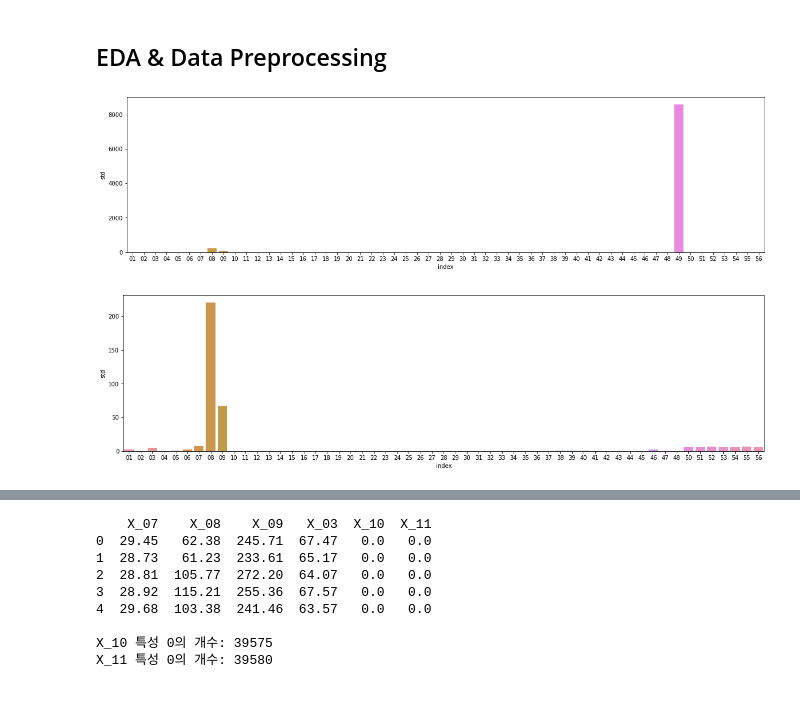
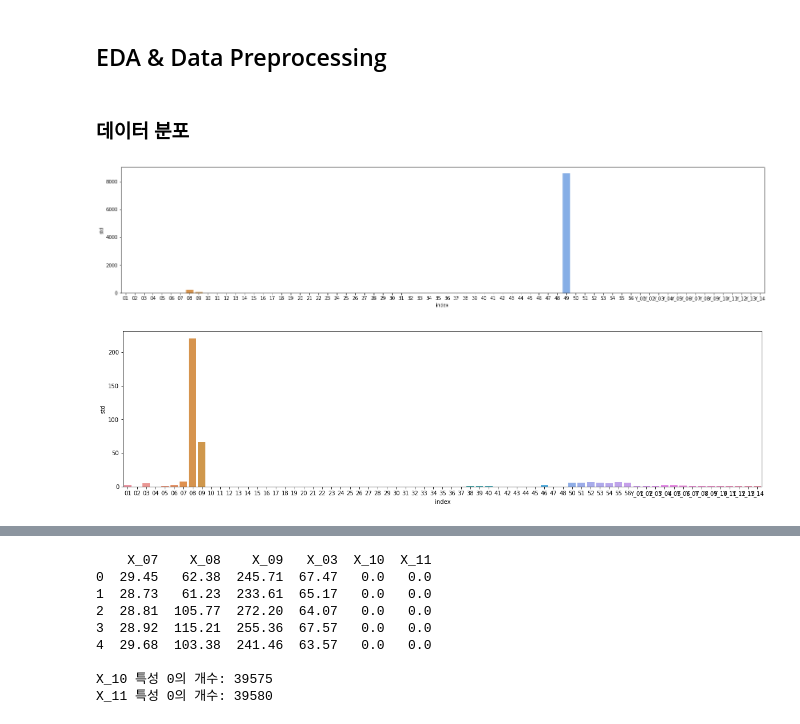
Before and after one commit to henney3765/DACON, a Jupyter notebook: lg_ml.ipynb, the cells around one changed output, grey strips where cells are left out. Drawn from its saved outputs; the diff is of its cells as text; code cells hidden in the pictures.

```diff
--- a/lg_ml.ipynb
+++ b/lg_ml.ipynb
@@ -17,18 +23,20 @@ from sklearn.preprocessing import OneHotEncoder
 train = pd.read_csv('./train.csv')
 # %% [markdown]
 ## EDA & Data Preprocessing
+# %% [markdown]
+### 데이터 분포
 # %%
 # 특성의 편차를 시각화
-plt.figure(figsize=(20, 5))
-data_std = pd.DataFrame(train_x.describe().iloc[2, :])
+plt.figure(figsize=(25, 5))
+data_std = pd.DataFrame(train.describe().iloc[2, :])
 data_std = data_std.reset_index()
 data_std.replace('X_', '', regex=True, inplace=True)
 sns.barplot(x = 'index', y='std', data=data_std)
 plt.show()
 
 # X_49(Cal 투입 전 대기 시간)의 경우 편차가 매우 큼
 # %% [output]
-[figure, old version]
+[figure, new version]
 # %%
 # 49번째 특성을 제외하고 시각화
 plt.figure(figsize=(20, 5))
@@ -37,4 +45,4 @@ plt.show()
 
 # 값이 매우큰 X_49를 제외했을 때, 그 다음으로 X_8과 X_9가 편차가 큰 것을 확인할 수 있음
 # %% [output]
-[figure, old version]
+[figure, new version]
```
Also changed, not shown: parts of 25 cells of this notebook.
